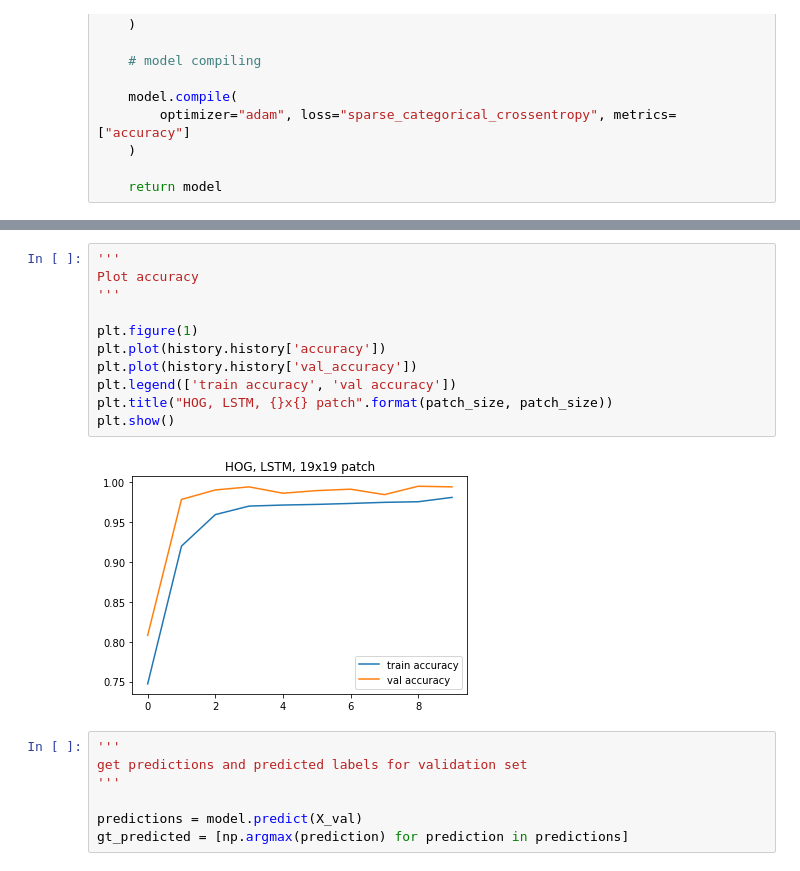
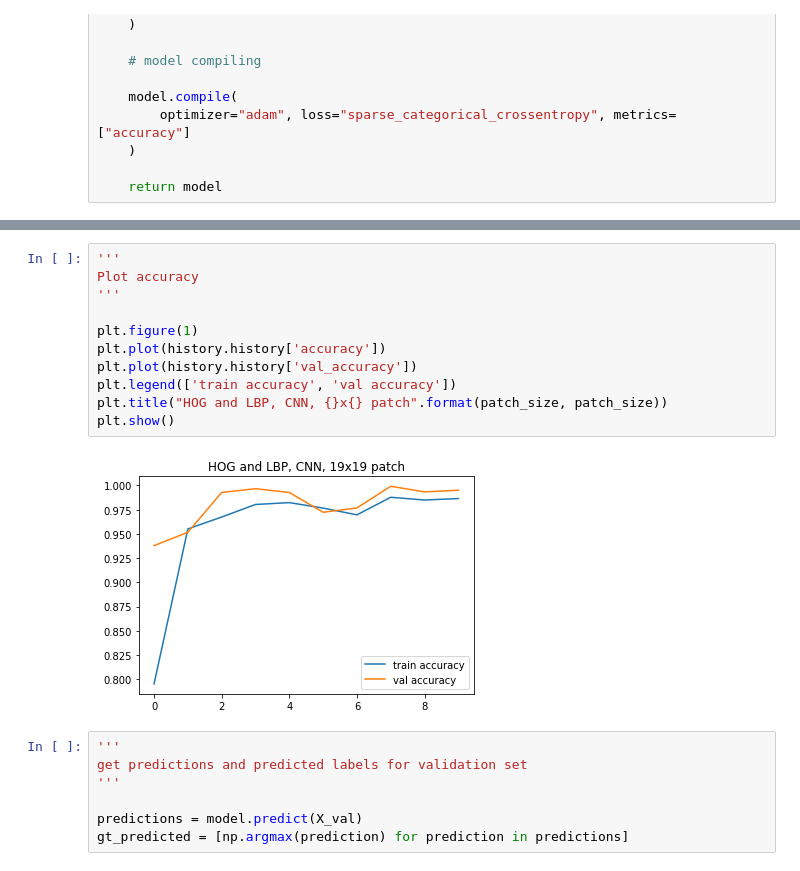
Before and after one commit to KubaSiwiec/hsi_spatial_spectral, a Jupyter notebook: HOG_LBP_CNN.ipynb, the cells around one changed output, grey strips where cells are left out. Drawn from its saved outputs; the diff is of its cells as text.

```diff
--- a/HOG_LBP_CNN.ipynb
+++ b/HOG_LBP_CNN.ipynb
@@ -408,16 +408,16 @@ None
 # %%
 '''
 Plot accuracy
 '''
 
 plt.figure(1)
 plt.plot(history.history['accuracy'])
 plt.plot(history.history['val_accuracy'])
 plt.legend(['train accuracy', 'val accuracy'])
-plt.title("HOG, LSTM, {}x{} patch".format(patch_size, patch_size))
+plt.title("HOG and LBP, CNN, {}x{} patch".format(patch_size, patch_size))
 plt.show()
 # %% [output]
-[figure, old version]
+[figure, new version]
 # %%
 '''
 get predictions and predicted labels for validation set
```
Also changed, not shown: parts of 4 cells of this notebook.
